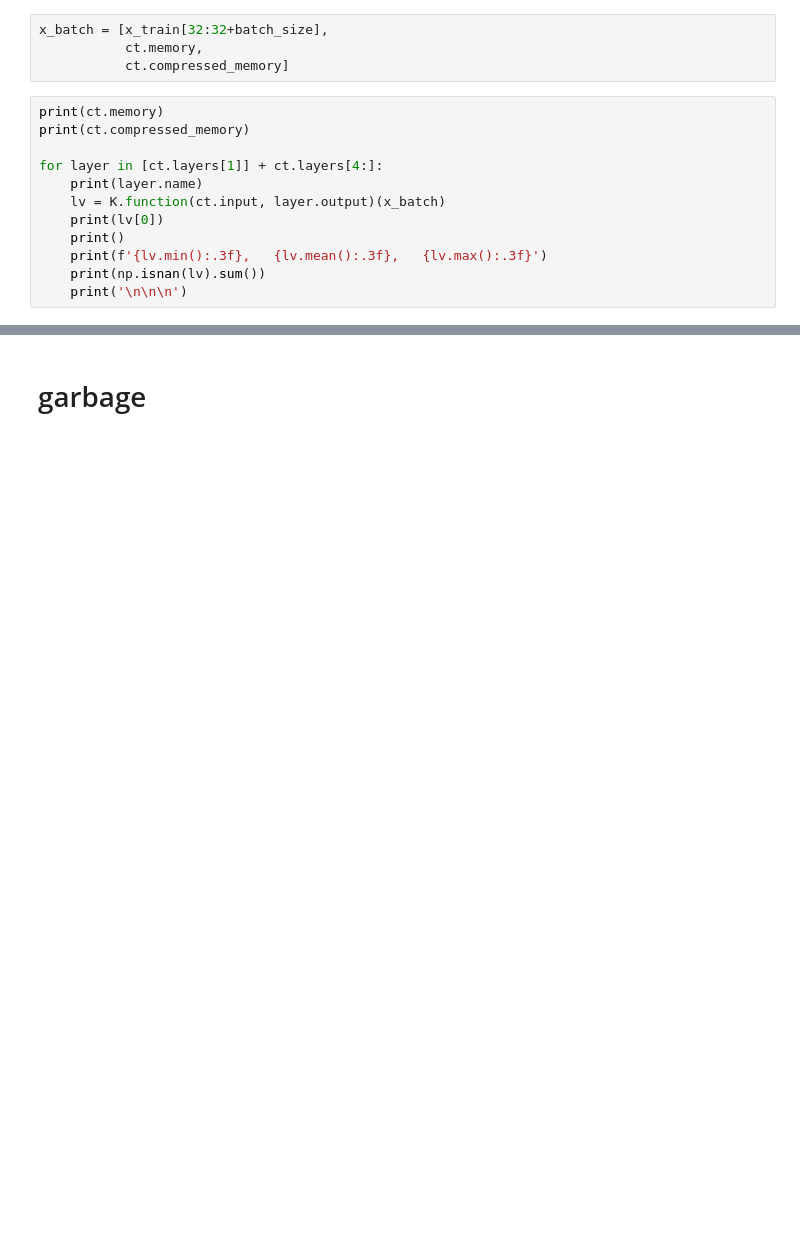
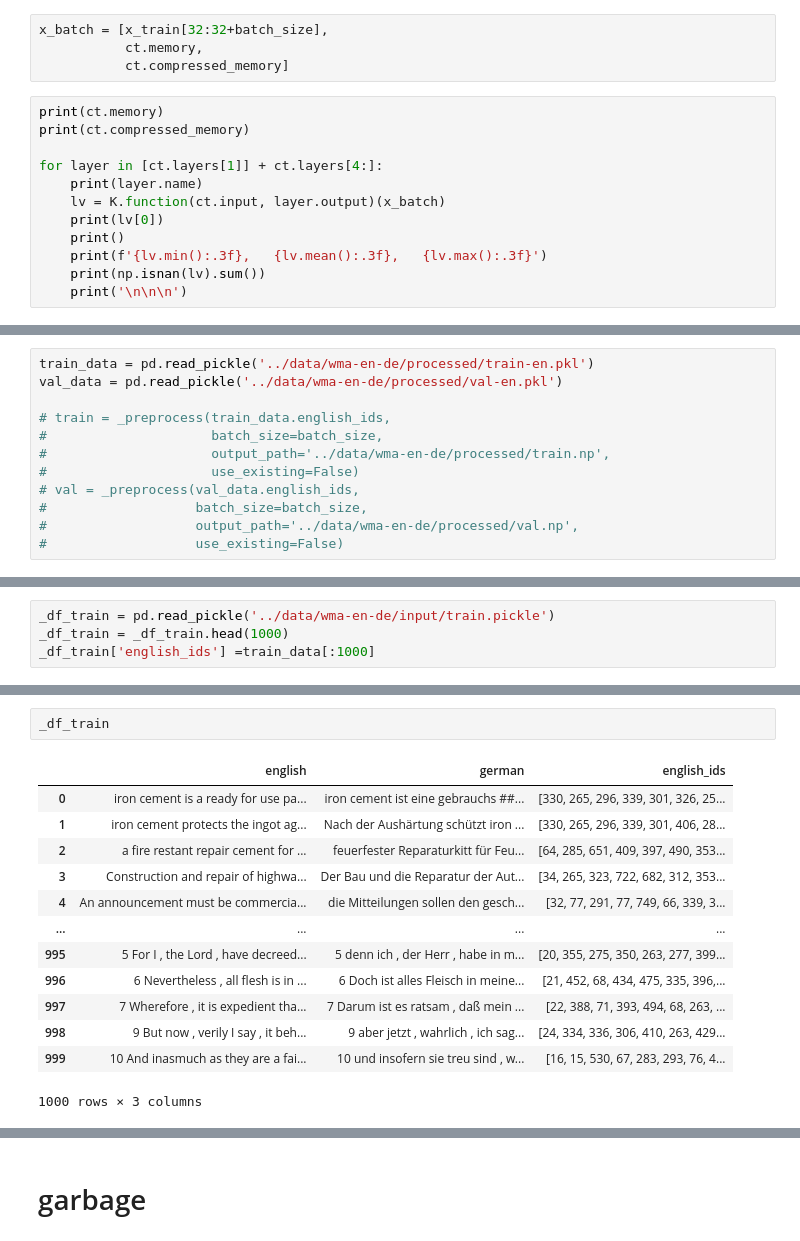
Before and after one commit to ViktorStagge/CompressiveTransformer, a Jupyter notebook: notebooks/Test Custom Models.ipynb, the cells around one changed output, grey strips where cells are left out. Cells and saved outputs as stored; diff of their text form; blank space fills up the shorter version.

```diff
--- a/notebooks/Test Custom Models.ipynb
+++ b/notebooks/Test Custom Models.ipynb
@@ -674,0 +738,12 @@ for layer in [ct.layers[1]] + ct.layers[4:]:
+# %%
+train_data = pd.read_pickle('../data/wma-en-de/processed/train-en.pkl')
+val_data = pd.read_pickle('../data/wma-en-de/processed/val-en.pkl')
+
+# train = _preprocess(train_data.english_ids,
+#                     batch_size=batch_size,
+#                     output_path='../data/wma-en-de/processed/train.np',
+#                     use_existing=False)
+# val = _preprocess(val_data.english_ids,
+#                   batch_size=batch_size,
+#                   output_path='../data/wma-en-de/processed/val.np',
+#                   use_existing=False)
@@ -674,0 +851,4 @@ for layer in [ct.layers[1]] + ct.layers[4:]:
+# %%
+_df_train = pd.read_pickle('../data/wma-en-de/input/train.pickle')
+_df_train = _df_train.head(1000)
+_df_train['english_ids'] =train_data[:1000]
@@ -674,0 +871,16 @@ for layer in [ct.layers[1]] + ct.layers[4:]:
+# %%
+_df_train
+# %% [output]
+|  | english | german | english_ids |
+| 0 | iron cement is a ready for use pa... | iron cement ist eine gebrauchs ##... | [330, 265, 296, 339, 301, 326, 25... |
+| 1 | iron cement protects the ingot ag... | Nach der Aushärtung schützt iron ... | [330, 265, 296, 339, 301, 406, 28... |
+| 2 | a fire restant repair cement for ... | feuerfester Reparaturkitt für Feu... | [64, 285, 651, 409, 397, 490, 353... |
+| 3 | Construction and repair of highwa... | Der Bau und die Reparatur der Aut... | [34, 265, 323, 722, 682, 312, 353... |
+| 4 | An announcement must be commercia... | die Mitteilungen sollen den gesch... | [32, 77, 291, 77, 749, 66, 339, 3... |
+| ... | ... | ... | ... |
+| 995 | 5 For I , the Lord , have decreed... | 5 denn ich , der Herr , habe in m... | [20, 355, 275, 350, 263, 277, 399... |
+| 996 | 6 Nevertheless , all flesh is in ... | 6 Doch ist alles Fleisch in meine... | [21, 452, 68, 434, 475, 335, 396,... |
+| 997 | 7 Wherefore , it is expedient tha... | 7 Darum ist es ratsam , daß mein ... | [22, 388, 71, 393, 494, 68, 263, ... |
+| 998 | 9 But now , verily I say , it beh... | 9 aber jetzt , wahrlich , ich sag... | [24, 334, 336, 306, 410, 263, 429... |
+| 999 | 10 And inasmuch as they are a fai... | 10 und insofern sie treu sind , w... | [16, 15, 530, 67, 283, 293, 76, 4... |
+1000 rows × 3 columns
```
Also changed, not shown: parts of 29 cells of this notebook, 13 other files.
